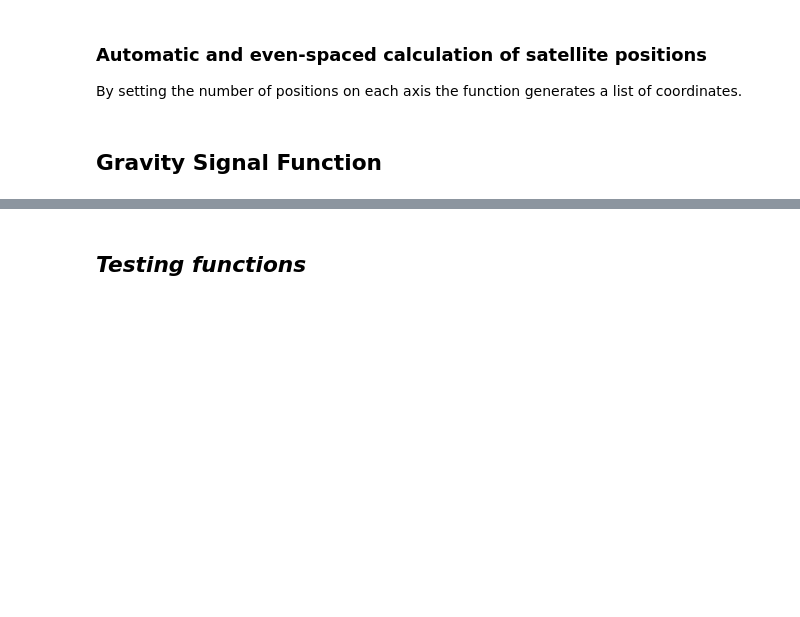
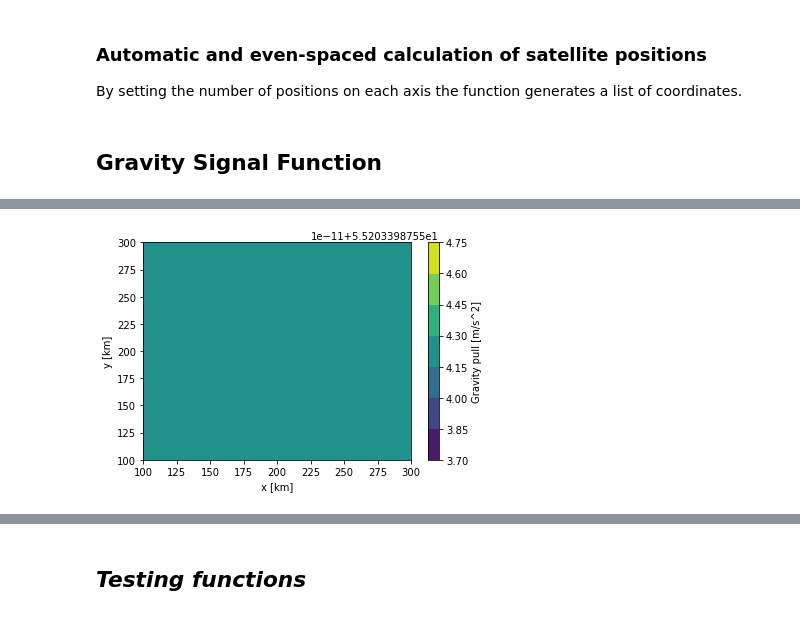
Before and after one commit to RaffaToSpace/Satellite_Gravity_Gradient_Model, a Jupyter notebook: gravity_signal_V2.ipynb, the cells around one changed output, grey strips where cells are left out. Saved outputs shown, nothing was run; the diff lists cells and outputs as text; code cells hidden in the pictures; blank space fills up the shorter version.

```diff
--- a/gravity_signal_V2.ipynb
+++ b/gravity_signal_V2.ipynb
@@ -122,0 +156,19 @@ def gravity_force_1D(Gconst,mass_map,pol_map):
+# %%
+altitude_s = altitude + baseline
+pm_set_second=pm_dict_maker(coordinates_map,satellite_positions,altitude_s)
+grav_map_second = {loc: gravity_force_1D(Gconst,massmap,pm_set_second[loc])[0] for loc in pm_set_second}
+# %%
+GM_second = {'x':[],'y':[],'grav_pull':[]}
+for coord,grav in grav_map_second.items():
+    GM_second['x'].append(coord[0])
+    GM_second['y'].append(coord[1])
+    GM_second['grav_pull'].append(grav)
+# %%
+GM_second_matrix={}
+GM_second_matrix['x'] = np.unique(GM_second['x'])
+GM_second_matrix['y'] = np.unique(GM_second['y'])
+GM_second_matrix['grav_pull']= np.empty([len(GM_second_matrix['x']),len(GM_second_matrix['y'])])
+
+for i in range(len(GM_second_matrix['x'])):
+    for j in range(len(GM_second_matrix['y'])):
+        GM_second_matrix['grav_pull'][i][j] = grav_map_second[(GM_second_matrix['x'][i],GM_second_matrix['y'][j])]
@@ -122,0 +207,11 @@ def gravity_force_1D(Gconst,mass_map,pol_map):
+# %%
+# second satellite
+fig, ax = plt.subplots()
+cs = ax.contourf(GM_second_matrix['x'], GM_second_matrix['y'], GM_second_matrix['grav_pull'])
+cbar = fig.colorbar(cs)
+plt.xlabel('x [km]')
+plt.ylabel('y [km]')
+cbar.set_label('Gravity pull [m/s^2]')
+plt.show()
+# %% [output]
+[figure, added]
```
Also changed, not shown: parts of 25 cells of this notebook.
